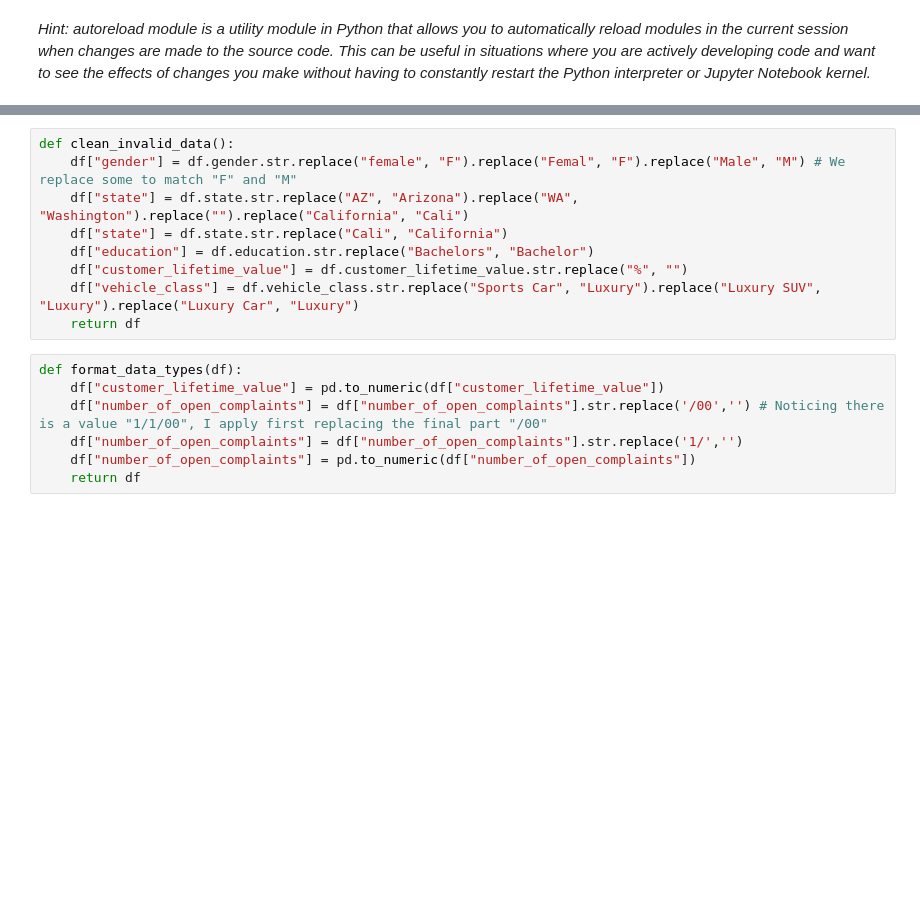
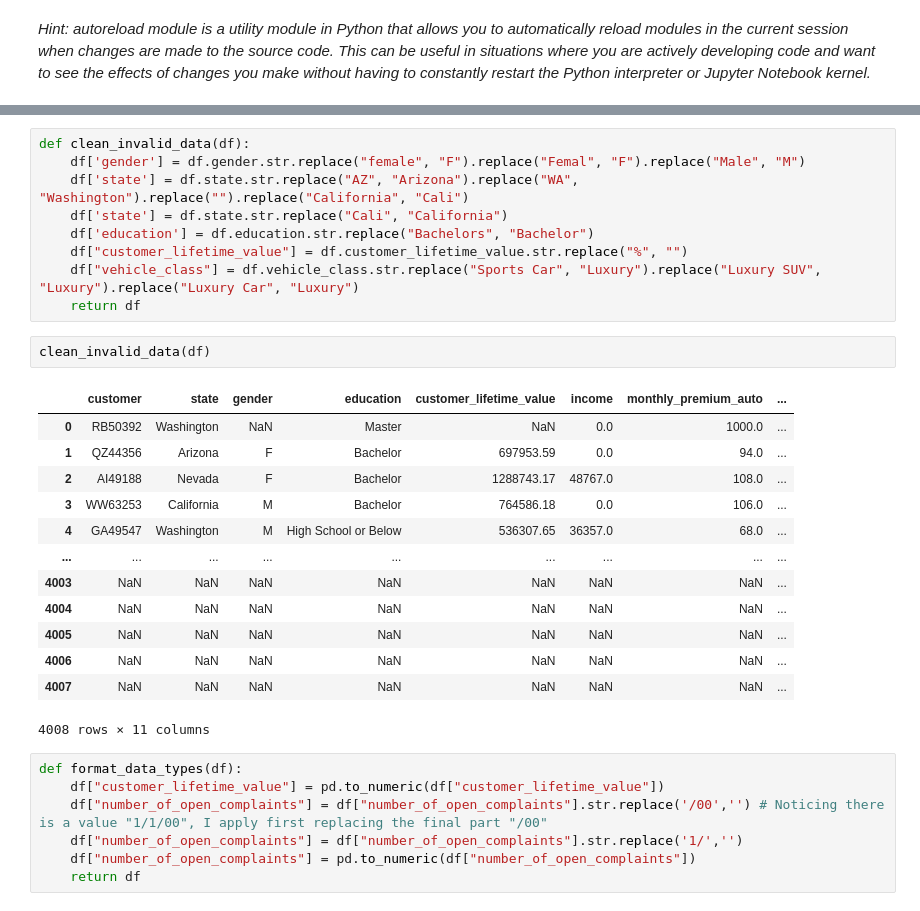
Before and after one commit to datasilvia/lab-dw-data-cleaning-and-formatting, a Jupyter notebook: lab-dw-data-cleaning-and-formatting.ipynb, the cells around one changed output, grey strips where cells are left out. Saved outputs shown, nothing was run; the diff lists cells and outputs as text; blank space fills up the shorter version.

```diff
--- a/lab-dw-data-cleaning-and-formatting.ipynb
+++ b/lab-dw-data-cleaning-and-formatting.ipynb
@@ -216,12 +270,28 @@ def format_column_names():
 # %%
-def clean_invalid_data():
-    df["gender"] = df.gender.str.replace("female", "F").replace("Femal", "F").replace("Male", "M") # We replace some to match "F" and "M"
-    df["state"] = df.state.str.replace("AZ", "Arizona").replace("WA", "Washington").replace("").replace("California", "Cali")
-    df["state"] = df.state.str.replace("Cali", "California")
-    df["education"] = df.education.str.replace("Bachelors", "Bachelor")
+def clean_invalid_data(df):
+    df['gender'] = df.gender.str.replace("female", "F").replace("Femal", "F").replace("Male", "M")
+    df['state'] = df.state.str.replace("AZ", "Arizona").replace("WA", "Washington").replace("").replace("California", "Cali")
+    df['state'] = df.state.str.replace("Cali", "California")
+    df['education'] = df.education.str.replace("Bachelors", "Bachelor")
     df["customer_lifetime_value"] = df.customer_lifetime_value.str.replace("%", "")
     df["vehicle_class"] = df.vehicle_class.str.replace("Sports Car", "Luxury").replace("Luxury SUV", "Luxury").replace("Luxury Car", "Luxury")
     return df
+# %%
+clean_invalid_data(df)
+# %% [output]
+|  | customer | state | gender | education | customer_lifetime_value | income | monthly_premium_auto | ... |
+| 0 | RB50392 | Washington | NaN | Master | NaN | 0.0 | 1000.0 | ... |
+| 1 | QZ44356 | Arizona | F | Bachelor | 697953.59 | 0.0 | 94.0 | ... |
+| 2 | AI49188 | Nevada | F | Bachelor | 1288743.17 | 48767.0 | 108.0 | ... |
+| 3 | WW63253 | California | M | Bachelor | 764586.18 | 0.0 | 106.0 | ... |
+| 4 | GA49547 | Washington | M | High School or Below | 536307.65 | 36357.0 | 68.0 | ... |
+| ... | ... | ... | ... | ... | ... | ... | ... | ... |
+| 4003 | NaN | NaN | NaN | NaN | NaN | NaN | NaN | ... |
+| 4004 | NaN | NaN | NaN | NaN | NaN | NaN | NaN | ... |
+| 4005 | NaN | NaN | NaN | NaN | NaN | NaN | NaN | ... |
+| 4006 | NaN | NaN | NaN | NaN | NaN | NaN | NaN | ... |
+| 4007 | NaN | NaN | NaN | NaN | NaN | NaN | NaN | ... |
+4008 rows × 11 columns
 # %%
 def format_data_types(df):
     df["customer_lifetime_value"] = pd.to_numeric(df["customer_lifetime_value"])
```
Also changed, not shown: parts of 17 cells of this notebook, 1 other file.
